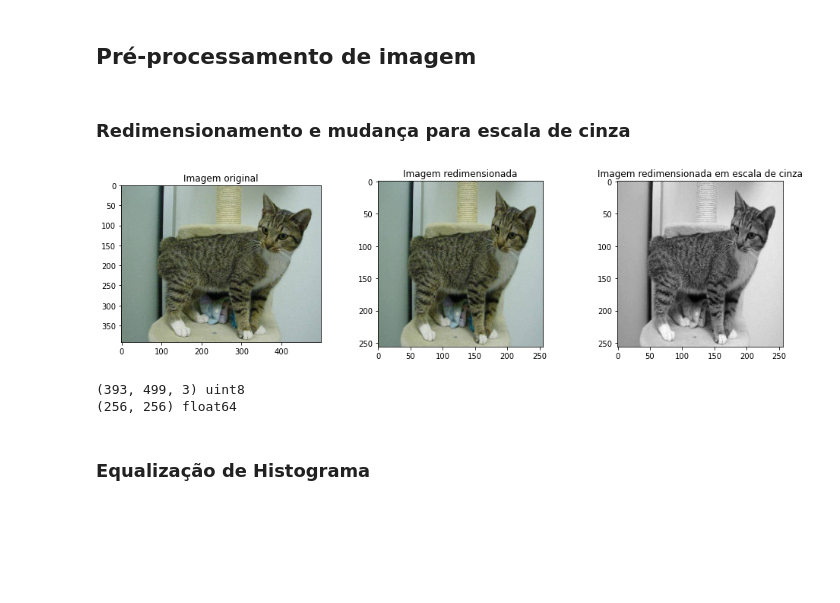
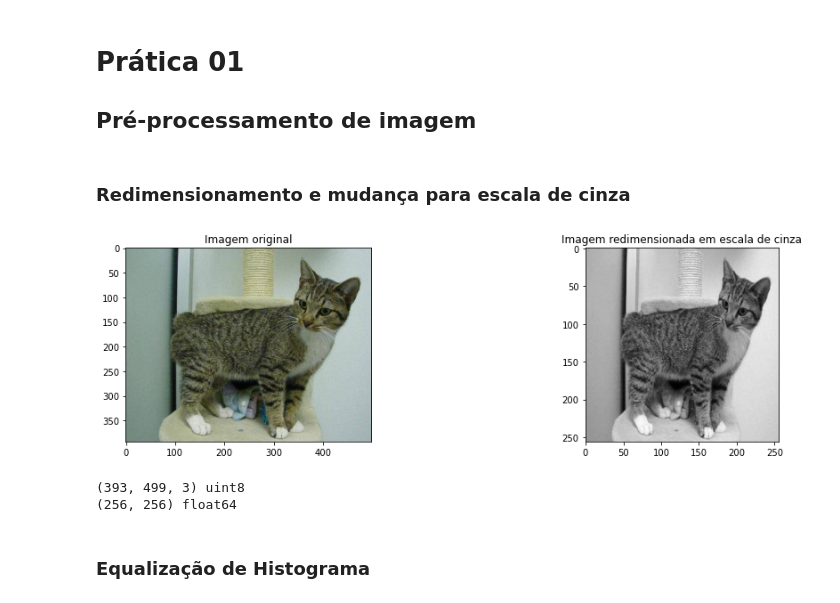
Before and after one commit to LaisBastos/ComputacaoVisual, a Jupyter notebook: Pratica01.ipynb, the cells around one changed output. Drawn from its saved outputs; the diff is of its cells as text; code cells hidden in the pictures; blank space fills up the shorter version.

```diff
--- a/Praticas.ipynb
+++ b/Pratica01.ipynb
@@ -1,4 +1,5 @@
 # %% [markdown]
+# Prática 01
 ## Pré-processamento de imagem
 # %%
 from skimage import img_as_ubyte, img_as_float
@@ -16,23 +17,21 @@ import math
 # %%
 Image = imread("Pets_Dataset/train/cats/cat.2020.jpg")
 New = resize(Image, (256, 256))
 Gray = rgb2gray(New)
 
-fig, (x1, x2, x3) = plt.subplots(nrows=1, ncols=3, figsize=(16, 4), sharex=False, sharey=False)
+fig, (x1, x2) = plt.subplots(nrows=1, ncols=2, figsize=(16, 4), sharex=False, sharey=False)
 x1.imshow(Image,  cmap = plt.cm.gray)
 x1.set_title('Imagem original')
-x2.imshow(New, cmap = plt.cm.gray)
-x2.set_title('Imagem redimensionada')
-x3.imshow(Gray, cmap = plt.cm.gray)
-x3.set_title('Imagem redimensionada em escala de cinza')
+x2.imshow(Gray, cmap = plt.cm.gray)
+x2.set_title('Imagem redimensionada em escala de cinza')
 
-#plt.savefig('resize.png', format='png')
+#plt.savefig('Relatório/resize.png', format='png')
 plt.show()
 
 print (Image.shape, Image.dtype)
 print(Gray.shape, Gray.dtype)
 # %% [output]
-[figure, old version]
+[figure, new version]
 (393, 499, 3) uint8
 (256, 256) float64
 # %% [markdown]
```
Also changed, not shown: parts of 126 cells of this notebook, 1 other file.
